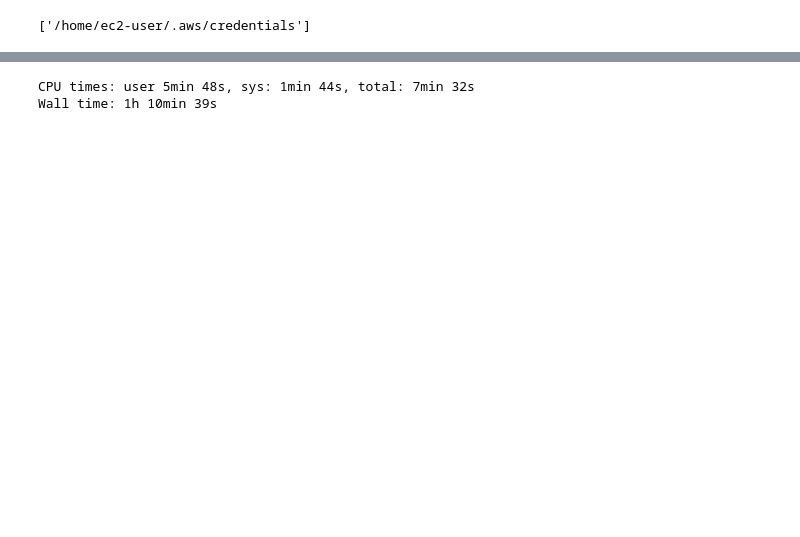
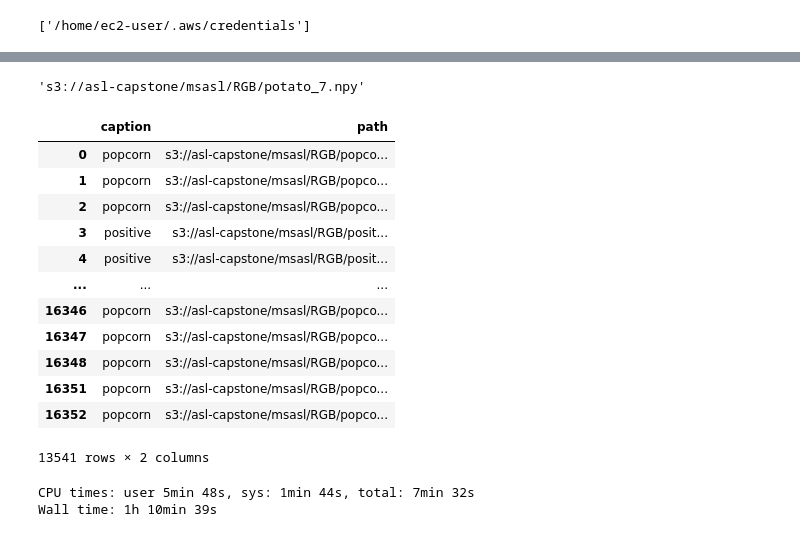
Before and after one commit to deanna-emery/ASL-Translator, a Jupyter notebook: modeling/pad_videos.ipynb, the cells around one changed output, grey strips where cells are left out. Drawn from its saved outputs; the diff is of its cells as text; code cells hidden in the pictures; blank space fills up the shorter version.

```diff
--- a/modeling/pad_videos.ipynb
+++ b/modeling/pad_videos.ipynb
@@ -136,0 +106,2 @@ video_files.head(10)
+# %%
+video_files = video_files[video_files['path'].isin(s3_files)]
@@ -136,0 +123,36 @@ video_files.head(10)
+# %%
+%%time
+
+import concurrent.futures
+
+def process_image(file):
+    with fs.open(file, 'rb') as f:
+        video = np.load(f)
+
+    try:
+        video = pad_video_frames(video, n_frames=120)
+
+        new_path = file.replace('/RGB/', '/padded/')
+
+        with fs.open(new_path, 'wb') as f:
+            np.save(f, video)
+
+        return new_path
+    except:
+        new_path = file.replace('/RGB/', '/padded/')
+
+        if video.shape[0] == 0:
+            fs.rm(file)
+
+        # print(new_path)
+
+        return new_path
+
+
+with concurrent.futures.ThreadPoolExecutor() as executor:
+    # Submit tasks to the executor
+    futures = [executor.submit(process_image, i) for i in file_paths]
+    # Collect the results
+    results = [future.result() for future in concurrent.futures.as_completed(futures)]
+
+print(len(results))
@@ -137 +163,23 @@ video_files.head(10)
+# %%
+remove_results = [file.replace('/padded/', '/RGB/') for file in results]
+remove_results[0]
+# %% [output]
+'s3://asl-capstone/msasl/RGB/potato_7.npy'
+# %%
+video_files = video_files[video_files.path.isin(remove_results)==False]
+video_files
+# %% [output]
+|  | caption | path |
+| 0 | popcorn | s3://asl-capstone/msasl/RGB/popco... |
+| 1 | popcorn | s3://asl-capstone/msasl/RGB/popco... |
+| 2 | popcorn | s3://asl-capstone/msasl/RGB/popco... |
+| 3 | positive | s3://asl-capstone/msasl/RGB/posit... |
+| 4 | positive | s3://asl-capstone/msasl/RGB/posit... |
+| ... | ... | ... |
+| 16346 | popcorn | s3://asl-capstone/msasl/RGB/popco... |
+| 16347 | popcorn | s3://asl-capstone/msasl/RGB/popco... |
+| 16348 | popcorn | s3://asl-capstone/msasl/RGB/popco... |
+| 16351 | popcorn | s3://asl-capstone/msasl/RGB/popco... |
+| 16352 | popcorn | s3://asl-capstone/msasl/RGB/popco... |
+13541 rows × 2 columns
 # %%
```
Also changed, not shown: parts of 12 cells of this notebook, 1 other file.
